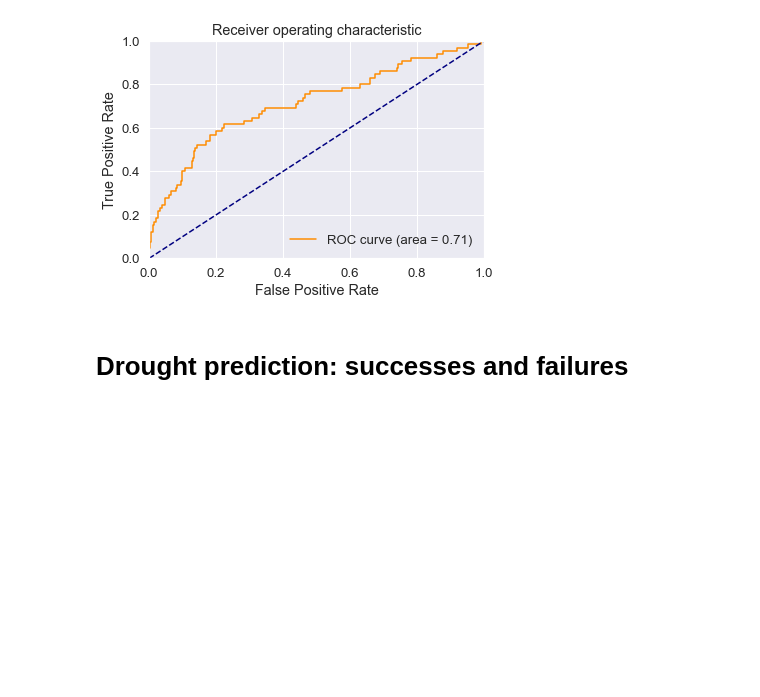
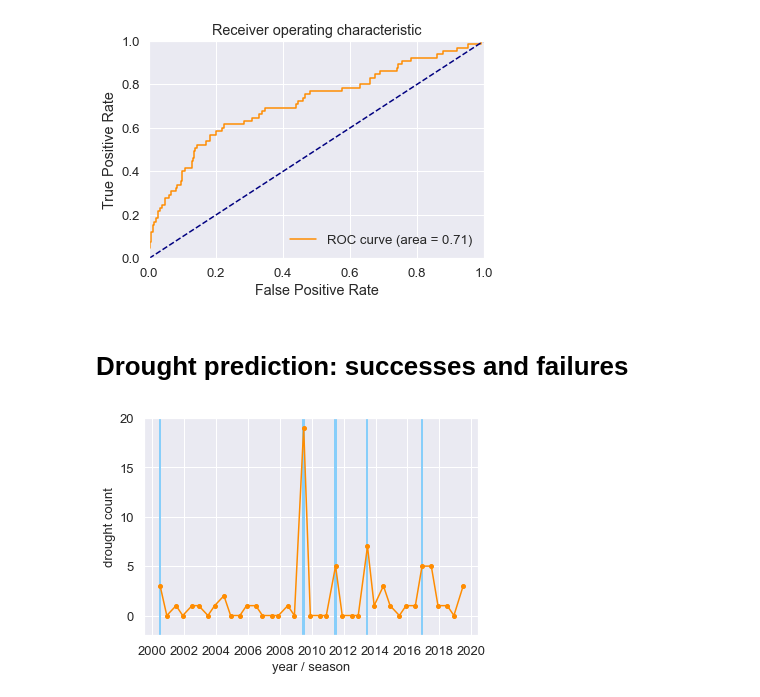
Before and after one commit to rodekruis/IBF-system, a Jupyter notebook: trigger-model-development/drought/skill-assessment/Model Event Data/Uganda_logit_model.ipynb, the cells around one changed output. Cells and saved outputs as stored; diff of their text form; code cells hidden in the pictures; blank space fills up the shorter version.

```diff
--- a/trigger-model-development/drought/skill-assessment/Model Event Data/Uganda_logit_model.ipynb
+++ b/trigger-model-development/drought/skill-assessment/Model Event Data/Uganda_logit_model.ipynb
@@ -460,3 +458,51 @@ plt.title('Receiver operating characteristic');
 [figure]
 # %% [markdown]
 # Drought prediction: successes and failures
+# %%
+drought_count = data[['year', 'Season', label_name]].groupby(['year', 'Season']).sum().rename(
+    columns={label_name: 'drought_count'}).reset_index()
+drought_count['date'] = drought_count.apply(lambda x: date(x.year,
+                                                           int(x.Season.split('_')[1]), 1),
+                                            axis=1)
+drought_count[['date', 'drought_count']].plot(x='date', marker='o',ms=4,
+                                              color='darkorange',
+                                              legend=False,zorder=7 )
+ax = plt.gca()
+year = 2000
+season = '6_7'
+date_1 = date(year, int(season.split('_')[0]), 1)
+date_2 = date(year, int(season.split('_')[1]), 1)
+ax.axvspan(date_1, date_2, color='lightskyblue')
+
+year = 2009
+season = '6_7'
+date_1 = date(year, int(season.split('_')[0]), 1)
+date_2 = date(year, int(season.split('_')[1]), 1)
+ax.axvspan(date_1, date_2, color='lightskyblue')
+
+year = 2011
+season = '6_7'
+date_1 = date(year, int(season.split('_')[0]), 1)
+date_2 = date(year, int(season.split('_')[1]), 1)
+ax.axvspan(date_1, date_2, color='lightskyblue')
+
+year = 2013
+season = '6_7'
+date_1 = date(year, int(season.split('_')[0]), 1)
+date_2 = date(year, int(season.split('_')[1]), 1)
+ax.axvspan(date_1, date_2, color='lightskyblue')
+
+year = 2016
+season = '11_12'
+date_1 = date(year, int(season.split('_')[0]), 1)
+date_2 = date(year, int(season.split('_')[1]), 1)
+ax.axvspan(date_1, date_2, color='lightskyblue')
+
+fontsize = 13
+plt.ylabel('drought count',fontsize=fontsize)
+plt.xlabel('year / season',fontsize=fontsize)
+plt.ylim([-2, 19])
+plt.yticks(range(0, 21, 5),fontsize=fontsize);
+plt.xticks(fontsize=fontsize);
+# %% [output]
+[figure, added]
```
Also changed, not shown: parts of 51 cells of this notebook, 53 other files.
